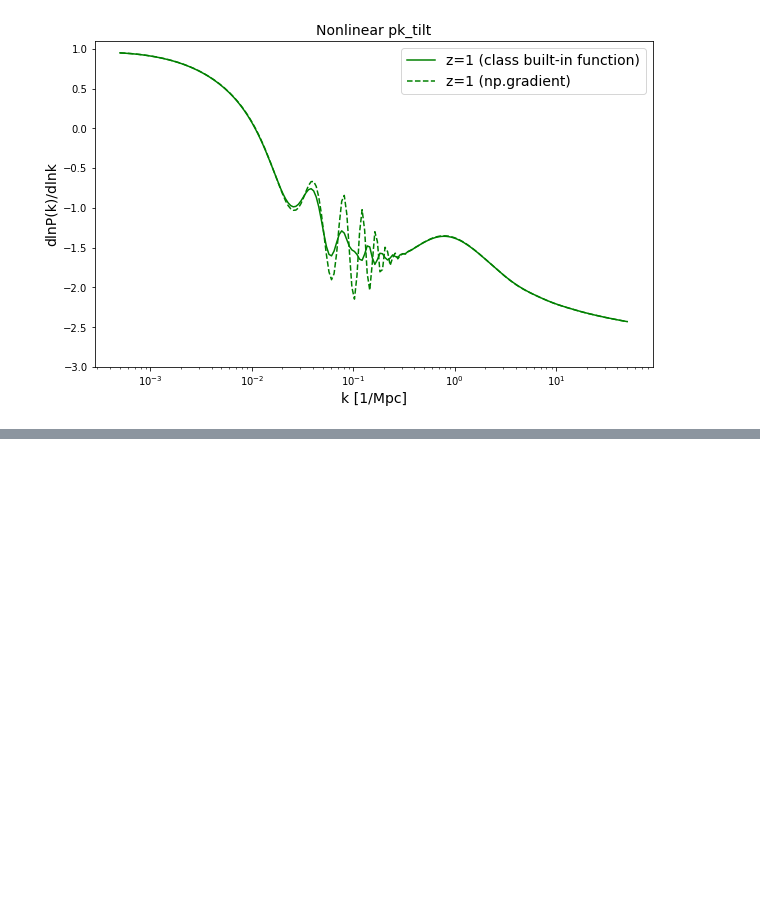
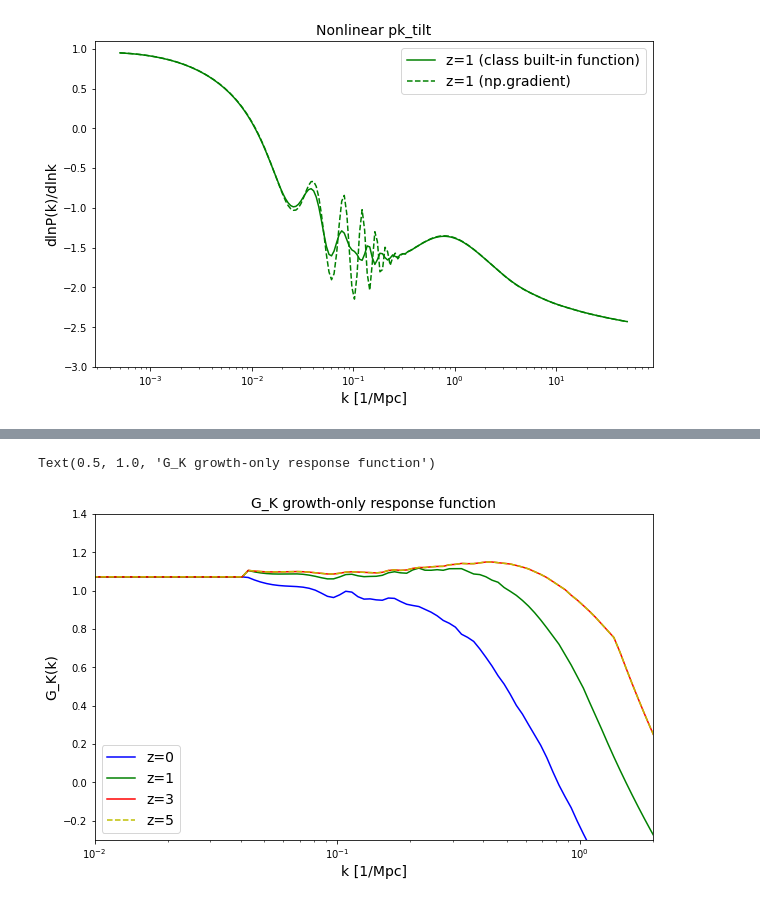
Before and after one commit to anikhalder/i3PCF, a Jupyter notebook: src/tests.ipynb, the cells around one changed output, grey strips where cells are left out. Drawn from its saved outputs; the diff is of its cells as text; code cells hidden in the pictures; blank space fills up the shorter version.

```diff
--- a/src/tests.ipynb
+++ b/src/tests.ipynb
@@ -306,0 +381,17 @@ Text(0.5, 1.0, 'Nonlinear pk_tilt')
+# %%
+plt.figure(figsize=(10,6))
+#plt.plot(k_arr, RF_G_K_k_z_table(k_arr, 0.0), c='b', ls='dashed', label='z=0 (table)')
+plt.plot(k_arr, np.array([compute_RF_G_K_k_z(k, 0.0) for k in k_arr]), c='b', ls='solid', label='z=0')
+plt.plot(k_arr, np.array([compute_RF_G_K_k_z(k, 1.0) for k in k_arr]), c='g', ls='solid', label='z=1')
+plt.plot(k_arr, np.array([compute_RF_G_K_k_z(k, 3.0) for k in k_arr]), c='r', ls='solid', label='z=3')
+plt.plot(k_arr, np.array([compute_RF_G_K_k_z(k, 5.0) for k in k_arr]), c='y', ls='dashed', label='z=5')
+plt.xscale('log')
+plt.xlim(1e-2, 2)
+plt.ylim(-0.3, 1.4)
+plt.xlabel('k [1/Mpc]',fontsize=14)
+plt.ylabel('G_K(k)',fontsize=14)
+plt.legend(fontsize=14)
+plt.title('G_K growth-only response function',fontsize=14)
+# %% [output]
+Text(0.5, 1.0, 'G_K growth-only response function')
+[figure, added]
```
Also changed, not shown: parts of 5 cells of this notebook.
